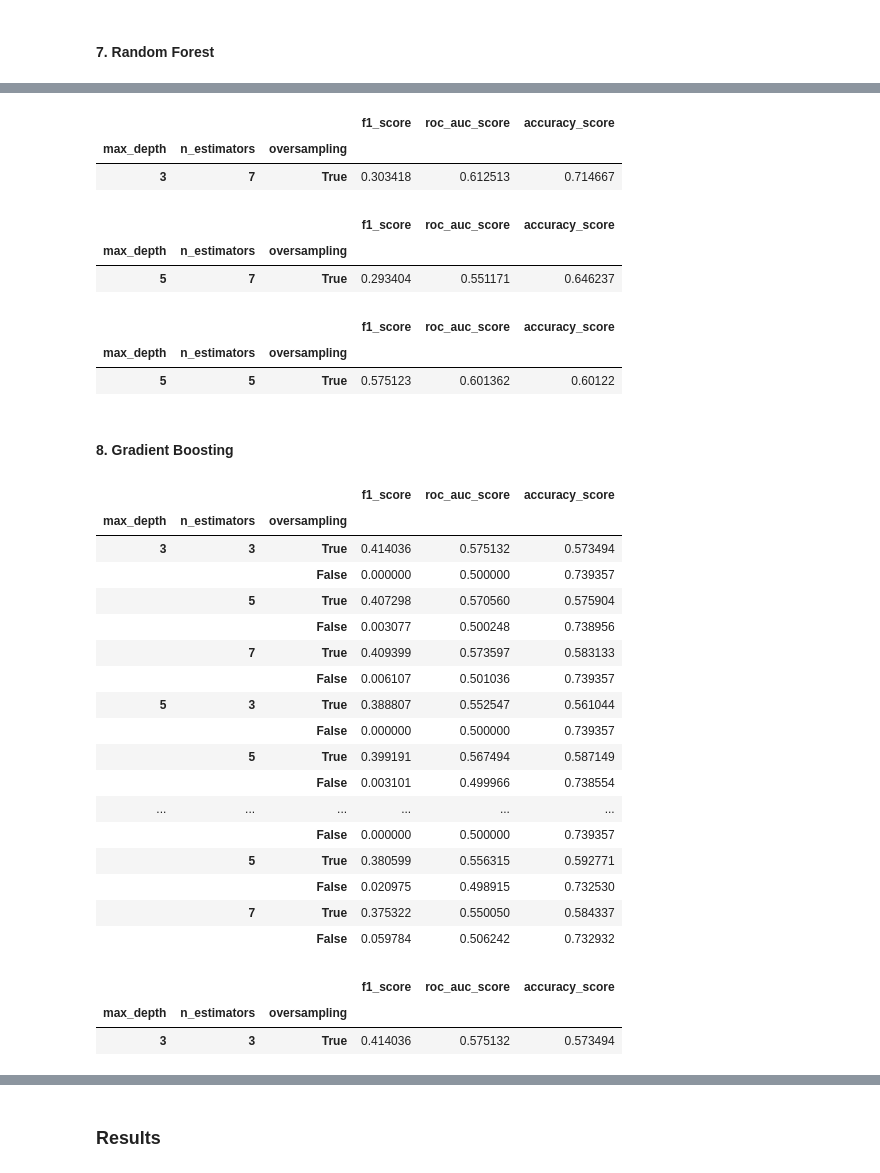
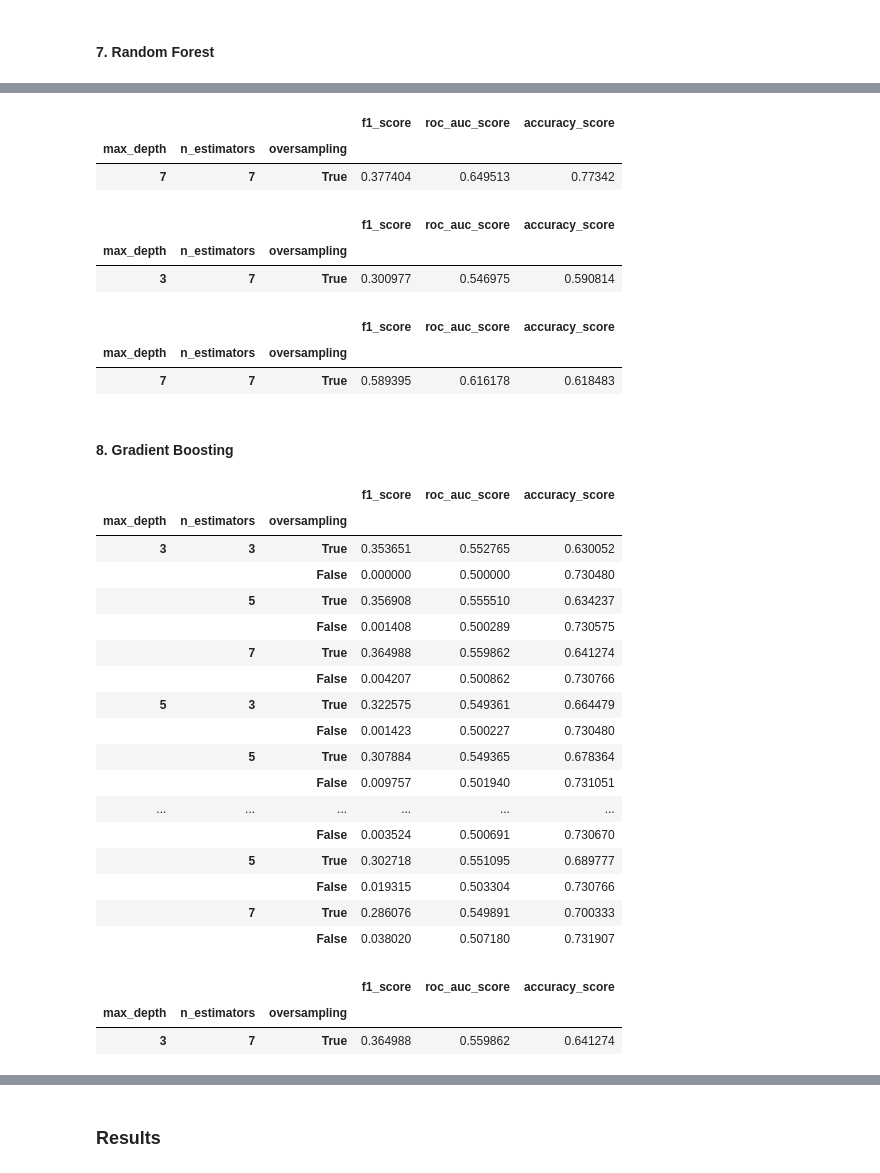
Before and after one commit to CS-433/cs-433-project-2-cough_classifier, a Jupyter notebook: src/notebooks/grid_search_classical/grid_search_fine_no_metadata.ipynb, the cells around one changed output, grey strips where cells are left out. Cells and saved outputs as stored; diff of their text form; code cells hidden in the pictures.

```diff
--- a/src/notebooks/grid_search_no_no_metadata.ipynb
+++ b/src/notebooks/grid_search_classical/grid_search_fine_no_metadata.ipynb
@@ -14,9 +14,9 @@ import numpy as np
 # %% [markdown]
 ### Load Data
 # %%
-DATA_PATH = '../../data'
-X_no, y_no = import_data(DATA_PATH, segmentation_type='no',
-                                 drop_user_features=True,
-                                 drop_expert=True)
+DATA_PATH = '../../../data'
+X_fine, y_fine = import_data(DATA_PATH, segmentation_type='fine',
+                             drop_user_features=True,
+                             drop_expert=True)
 # %%
 # For each expert separately
@@ -45,6 +45,6 @@ display(y_no.head())
 # %% [markdown]
 ### Preprocessing
 # %%
-X_no = classic_preprocessing(X_no, stop = None, dummy = False)
+X_fine = classic_preprocessing(X_fine, stop=None, dummy=False)
 # %%
 # Save the expert feature for split
@@ -389,53 +422,56 @@ rf_results_3 = hyperparameter_tuning_cv(model='random_forest', data=X_no_e_3, la
 # %%
-best_rf_1 = rf_results_1.iloc[[rf_results_1.reset_index()['roc_auc_score'].idxmax()]]
-best_rf_2 = rf_results_2.iloc[[rf_results_2.reset_index()['roc_auc_score'].idxmax()]]
-best_rf_3 = rf_results_3.iloc[[rf_results_3.reset_index()['roc_auc_score'].idxmax()]]
+best_rf_1 = rf_results_1.iloc[[
+    rf_results_1.reset_index()['roc_auc_score'].idxmax()]]
+best_rf_2 = rf_results_2.iloc[[
+    rf_results_2.reset_index()['roc_auc_score'].idxmax()]]
+best_rf_3 = rf_results_3.iloc[[
+    rf_results_3.reset_index()['roc_auc_score'].idxmax()]]
 
 display(best_rf_1, best_rf_2, best_rf_3)
 # %% [output]
 |  |  |  | f1_score | roc_auc_score | accuracy_score |
 | max_depth | n_estimators | oversampling |  |  |  |
-| 3 | 7 | True | 0.303418 | 0.612513 | 0.714667 |
+| 7 | 7 | True | 0.377404 | 0.649513 | 0.77342 |
 |  |  |  | f1_score | roc_auc_score | accuracy_score |
 | max_depth | n_estimators | oversampling |  |  |  |
-| 5 | 7 | True | 0.293404 | 0.551171 | 0.646237 |
+| 3 | 7 | True | 0.300977 | 0.546975 | 0.590814 |
 |  |  |  | f1_score | roc_auc_score | accuracy_score |
 | max_depth | n_estimators | oversampling |  |  |  |
-| 5 | 5 | True | 0.575123 | 0.601362 | 0.60122 |
+| 7 | 7 | True | 0.589395 | 0.616178 | 0.618483 |
 # %% [markdown]
 #### 8. Gradient Boosting
 # %%
-gb_results = hyperparameter_tuning_cv(model='gradient_boosting', data=X_no, labels=y_no.Label, cv_k=5,
-                                       params=GRADIENT_BOOSTING_PARAMS)
+gb_results = hyperparameter_tuning_cv(model='gradient_boosting', data=X_fine, labels=y_fine.Label, cv_k=5,
+                                      params=GRADIENT_BOOSTING_PARAMS)
 
 display(gb_results)
 # %% [output]
 |  |  |  | f1_score | roc_auc_score | accuracy_score |
 | max_depth | n_estimators | oversampling |  |  |  |
-| 3 | 3 | True | 0.414036 | 0.575132 | 0.573494 |
-|  |  | False | 0.000000 | 0.500000 | 0.739357 |
-|  | 5 | True | 0.407298 | 0.570560 | 0.575904 |
-|  |  | False | 0.003077 | 0.500248 | 0.738956 |
-|  | 7 | True | 0.409399 | 0.573597 | 0.583133 |
-|  |  | False | 0.006107 | 0.501036 | 0.739357 |
-| 5 | 3 | True | 0.388807 | 0.552547 | 0.561044 |
-|  |  | False | 0.000000 | 0.500000 | 0.739357 |
-|  | 5 | True | 0.399191 | 0.567494 | 0.587149 |
-|  |  | False | 0.003101 | 0.499966 | 0.738554 |
+| 3 | 3 | True | 0.353651 | 0.552765 | 0.630052 |
+|  |  | False | 0.000000 | 0.500000 | 0.730480 |
+|  | 5 | True | 0.356908 | 0.555510 | 0.634237 |
+|  |  | False | 0.001408 | 0.500289 | 0.730575 |
+|  | 7 | True | 0.364988 | 0.559862 | 0.641274 |
+|  |  | False | 0.004207 | 0.500862 | 0.730766 |
+| 5 | 3 | True | 0.322575 | 0.549361 | 0.664479 |
+|  |  | False | 0.001423 | 0.500227 | 0.730480 |
+|  | 5 | True | 0.307884 | 0.549365 | 0.678364 |
+|  |  | False | 0.009757 | 0.501940 | 0.731051 |
 | ... | ... | ... | ... | ... | ... |
-|  |  | False | 0.000000 | 0.500000 | 0.739357 |
-|  | 5 | True | 0.380599 | 0.556315 | 0.592771 |
-|  |  | False | 0.020975 | 0.498915 | 0.732530 |
-|  | 7 | True | 0.375322 | 0.550050 | 0.584337 |
-|  |  | False | 0.059784 | 0.506242 | 0.732932 |
+|  |  | False | 0.003524 | 0.500691 | 0.730670 |
+|  | 5 | True | 0.302718 | 0.551095 | 0.689777 |
+|  |  | False | 0.019315 | 0.503304 | 0.730766 |
+|  | 7 | True | 0.286076 | 0.549891 | 0.700333 |
+|  |  | False | 0.038020 | 0.507180 | 0.731907 |
 # %%
 # Best model parameters
 
-best_gb = gb_results.iloc[[gb_results.reset_index()['roc_auc_score'].idxmax()]]
+best_gb = gb_results.iloc[[gb_results.reset_index()['f1_score'].idxmax()]]
 
 display(best_gb)
 # %% [output]
 |  |  |  | f1_score | roc_auc_score | accuracy_score |
 | max_depth | n_estimators | oversampling |  |  |  |
-| 3 | 3 | True | 0.414036 | 0.575132 | 0.573494 |
+| 3 | 7 | True | 0.364988 | 0.559862 | 0.641274 |
 # %%
```
Also changed, not shown: parts of 43 cells of this notebook, 24 other files.
